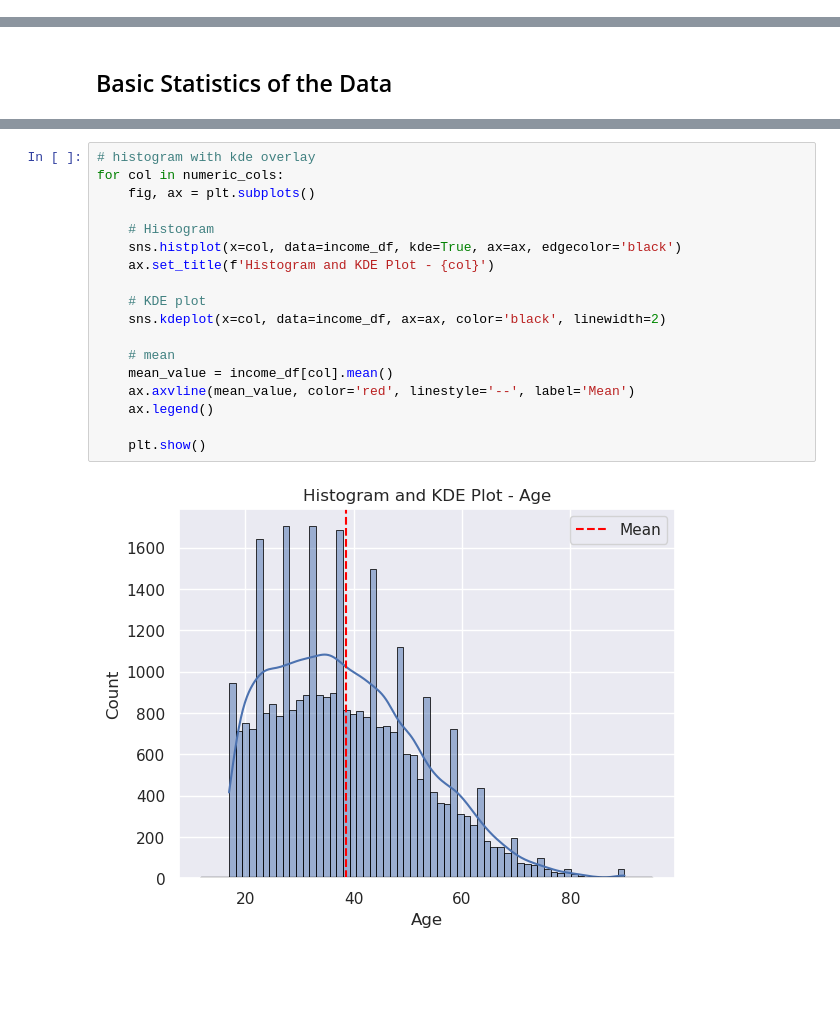
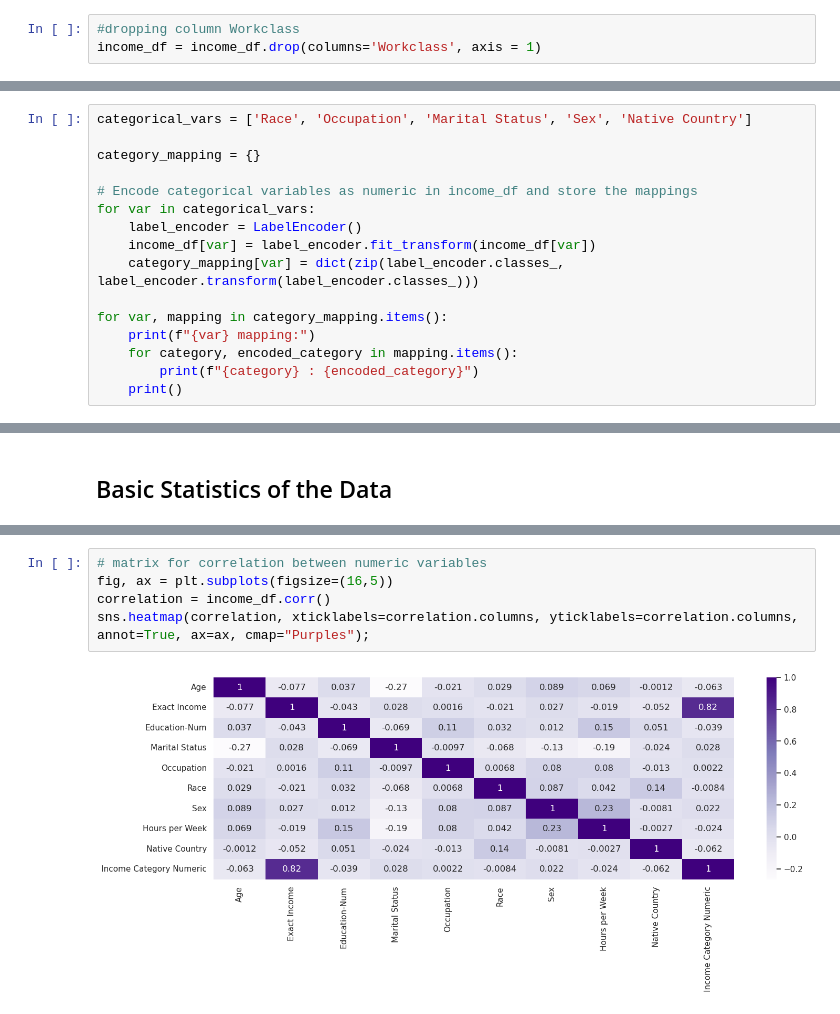
Before and after one commit to brbi1248/3022_Adult_Income_data, a Jupyter notebook: AdultIncome.ipynb, the cells around one changed output, grey strips where cells are left out. Drawn from its saved outputs; the diff is of its cells as text; blank space fills up the shorter version.

```diff
--- a/AdultIncome.ipynb
+++ b/AdultIncome.ipynb
@@ -298,0 +317,3 @@ income_df.head()
+# %%
+#dropping column Workclass
+income_df = income_df.drop(columns='Workclass', axis = 1)
@@ -318,0 +446,16 @@ dtype: int64
+# %%
+categorical_vars = ['Race', 'Occupation', 'Marital Status', 'Sex', 'Native Country']
+
+category_mapping = {}
+
+# Encode categorical variables as numeric in income_df and store the mappings
+for var in categorical_vars:
+    label_encoder = LabelEncoder()
+    income_df[var] = label_encoder.fit_transform(income_df[var])
+    category_mapping[var] = dict(zip(label_encoder.classes_, label_encoder.transform(label_encoder.classes_)))
+
+for var, mapping in category_mapping.items():
+    print(f"{var} mapping:")
+    for category, encoded_category in mapping.items():
+        print(f"{category} : {encoded_category}")
+    print()
@@ -362,20 +610,7 @@ for col in numeric_cols:
 # %%
-# histogram with kde overlay
-for col in numeric_cols:
-    fig, ax = plt.subplots()
-
-    # Histogram
-    sns.histplot(x=col, data=income_df, kde=True, ax=ax, edgecolor='black')
-    ax.set_title(f'Histogram and KDE Plot - {col}')
-
-    # KDE plot
-    sns.kdeplot(x=col, data=income_df, ax=ax, color='black', linewidth=2)
-
-    # mean
-    mean_value = income_df[col].mean()
-    ax.axvline(mean_value, color='red', linestyle='--', label='Mean')
-    ax.legend()
-
-    plt.show()
+# matrix for correlation between numeric variables
+fig, ax = plt.subplots(figsize=(16,5))
+correlation = income_df.corr()
+sns.heatmap(correlation, xticklabels=correlation.columns, yticklabels=correlation.columns, annot=True, ax=ax, cmap="Purples");
 # %% [output]
-[figure, old version]
+[figure, new version]
```
Also changed, not shown: parts of 43 cells of this notebook.
